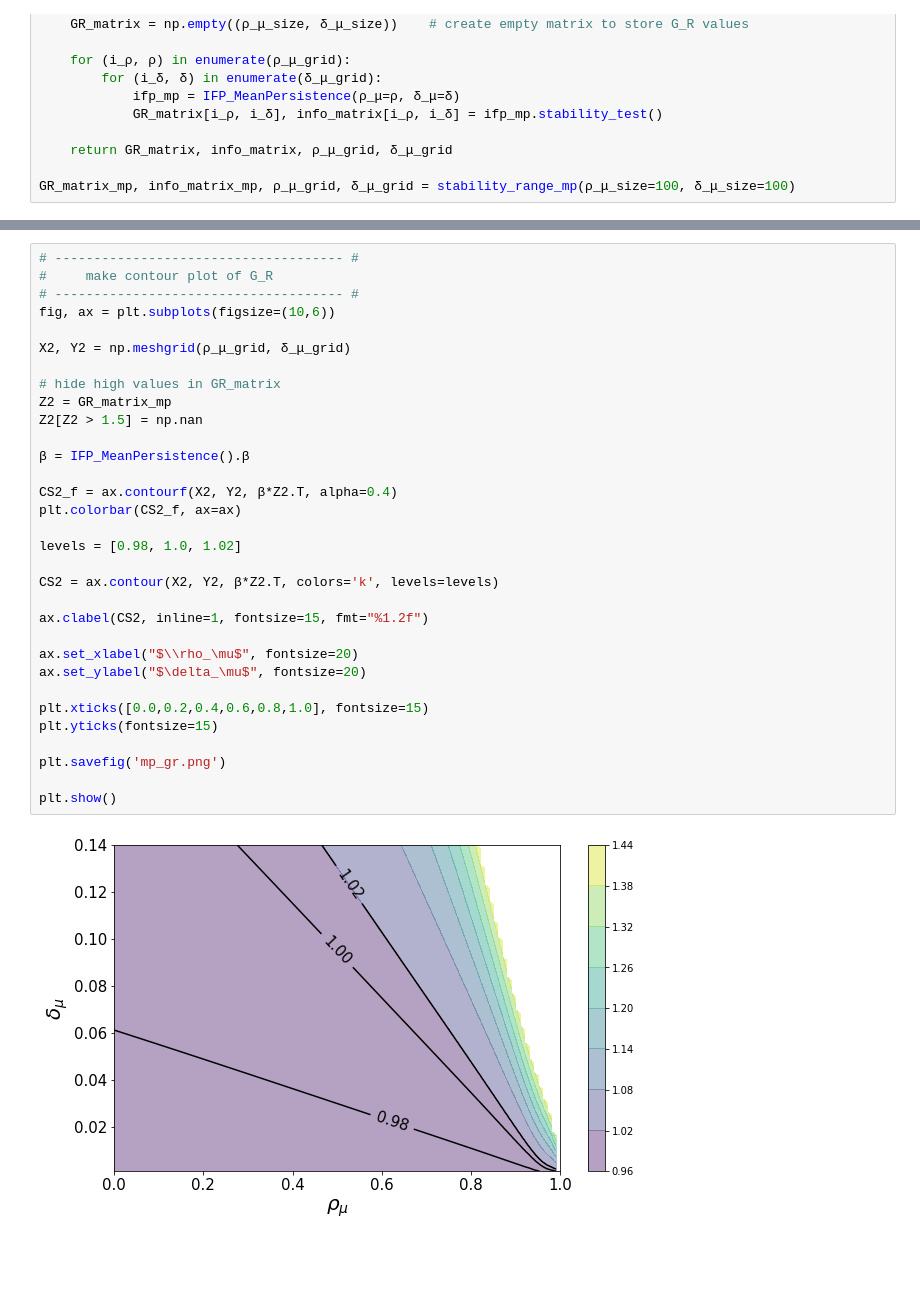
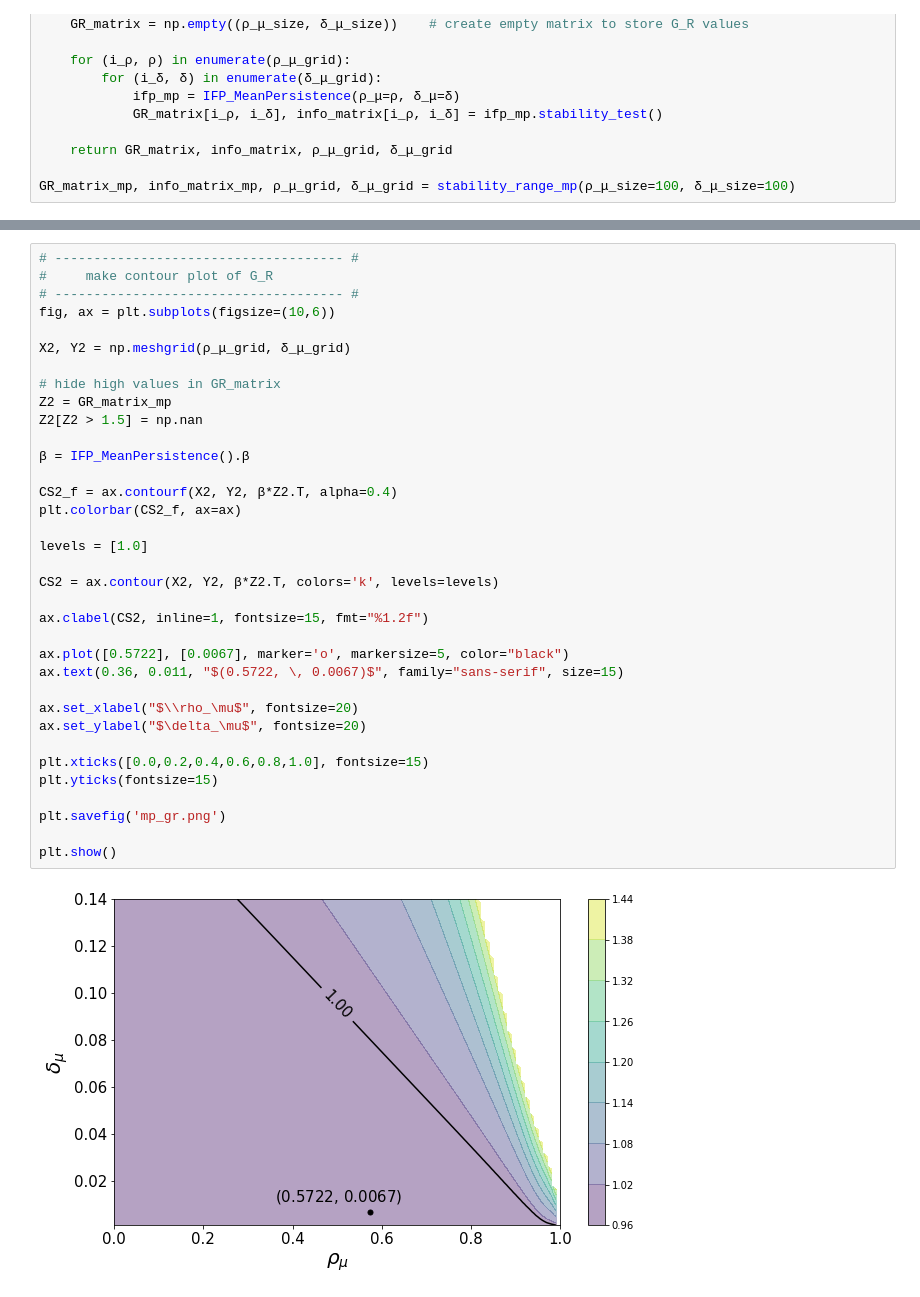
Before and after one commit to jstac/ifp_public, a Jupyter notebook: python_version/main.ipynb, the cells around one changed output, grey strips where cells are left out. Saved outputs shown, nothing was run; the diff lists cells and outputs as text; blank space fills up the shorter version.

```diff
--- a/python_version/main.ipynb
+++ b/python_version/main.ipynb
@@ -612,32 +615,35 @@ plt.show()
 #     make contour plot of G_R
 # ------------------------------------- #
 fig, ax = plt.subplots(figsize=(10,6))
 
 X2, Y2 = np.meshgrid(ρ_μ_grid, δ_μ_grid)
 
 # hide high values in GR_matrix
 Z2 = GR_matrix_mp
 Z2[Z2 > 1.5] = np.nan
 
 β = IFP_MeanPersistence().β
 
 CS2_f = ax.contourf(X2, Y2, β*Z2.T, alpha=0.4)
 plt.colorbar(CS2_f, ax=ax)
 
-levels = [0.98, 1.0, 1.02]
+levels = [1.0]
 
 CS2 = ax.contour(X2, Y2, β*Z2.T, colors='k', levels=levels)
 
 ax.clabel(CS2, inline=1, fontsize=15, fmt="%1.2f")
+
+ax.plot([0.5722], [0.0067], marker='o', markersize=5, color="black")
+ax.text(0.36, 0.011, "$(0.5722, \, 0.0067)$", family="sans-serif", size=15)
 
 ax.set_xlabel("$\\rho_\mu$", fontsize=20)
 ax.set_ylabel("$\delta_\mu$", fontsize=20)
 
 plt.xticks([0.0,0.2,0.4,0.6,0.8,1.0], fontsize=15)
 plt.yticks(fontsize=15)
 
 plt.savefig('mp_gr.png')
 
 plt.show()
 # %% [output]
-[figure, old version]
+[figure, new version]
```
Also changed, not shown: parts of 7 cells of this notebook.
